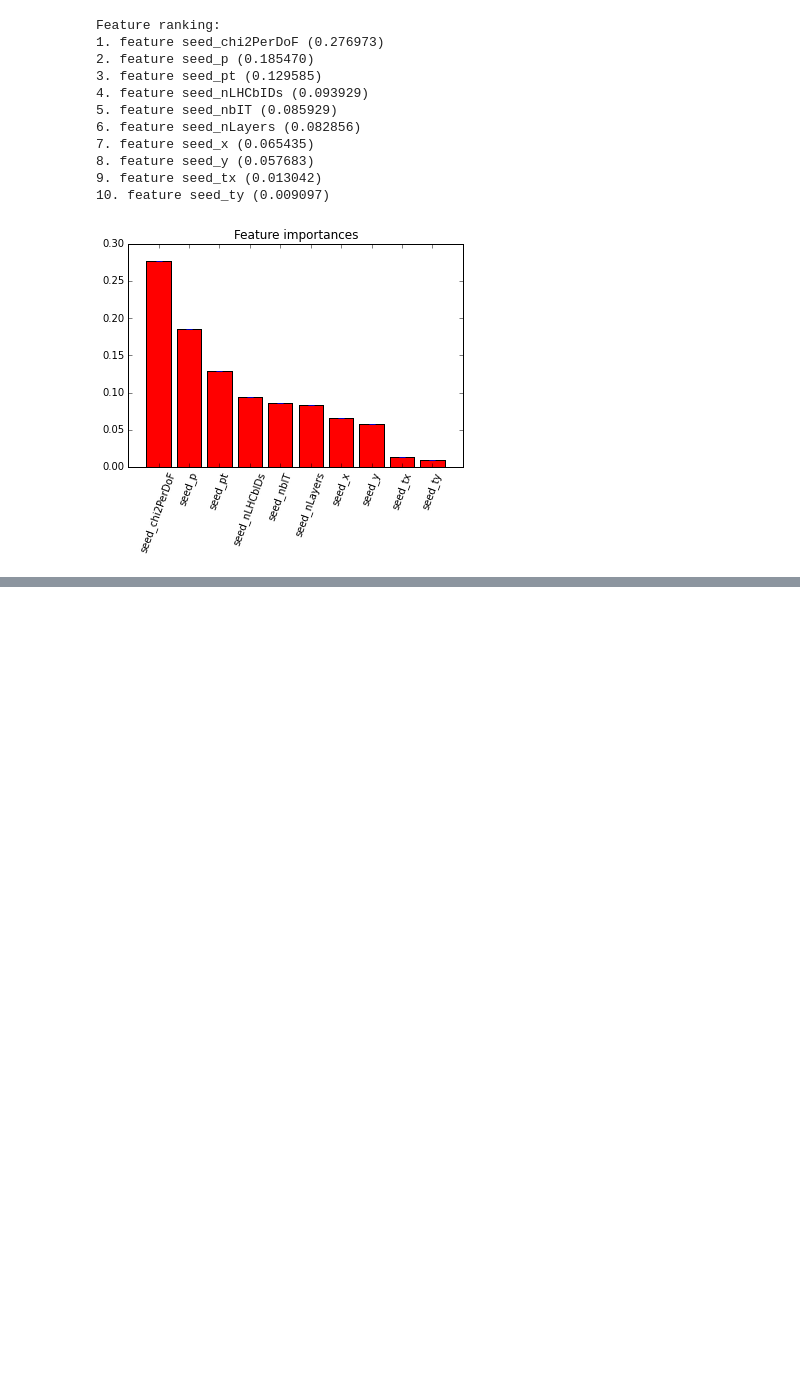
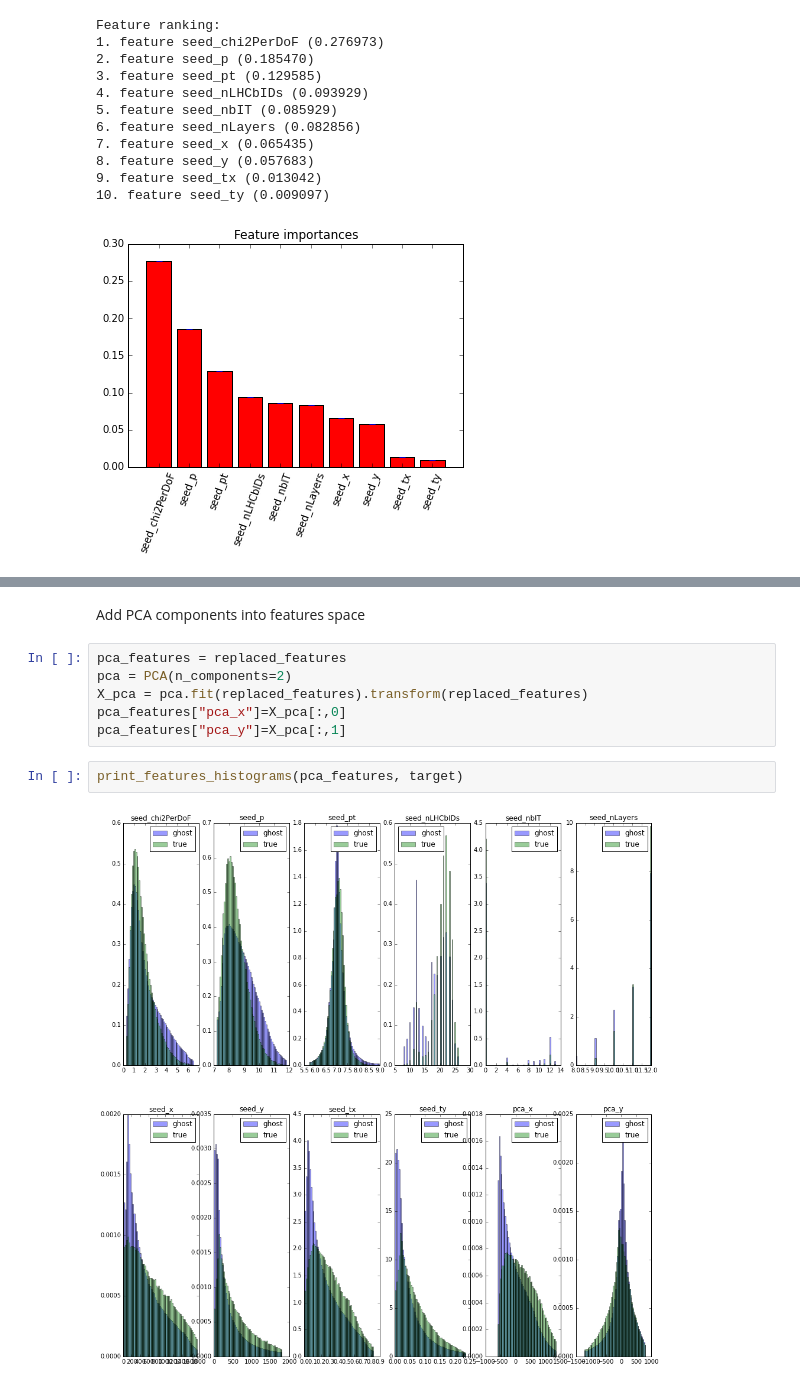
Before and after one commit to adendek/DownstreamTracking, a Jupyter notebook: SeedClasifier/Baseline.ipynb, the cells around one changed output, grey strips where cells are left out. Drawn from its saved outputs; the diff is of its cells as text; blank space fills up the shorter version.

```diff
--- a/SeedClasifier/Baseline.ipynb
+++ b/SeedClasifier/Baseline.ipynb
@@ -491,0 +496,12 @@ plt.title('PCA of seed dataset')
+# %% [markdown]
+Add PCA components into features space
+# %%
+pca_features = replaced_features
+pca = PCA(n_components=2)
+X_pca = pca.fit(replaced_features).transform(replaced_features)
+pca_features["pca_x"]=X_pca[:,0]
+pca_features["pca_y"]=X_pca[:,1]
+# %%
+print_features_histograms(pca_features, target)
+# %% [output]
+[figure, added]
```
Also changed, not shown: parts of 19 cells of this notebook, 1 other file.
